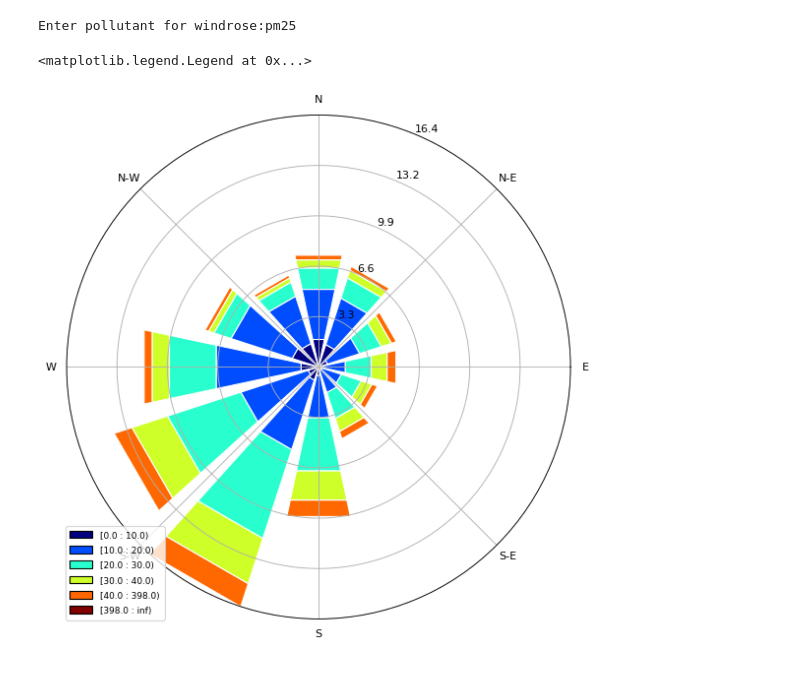
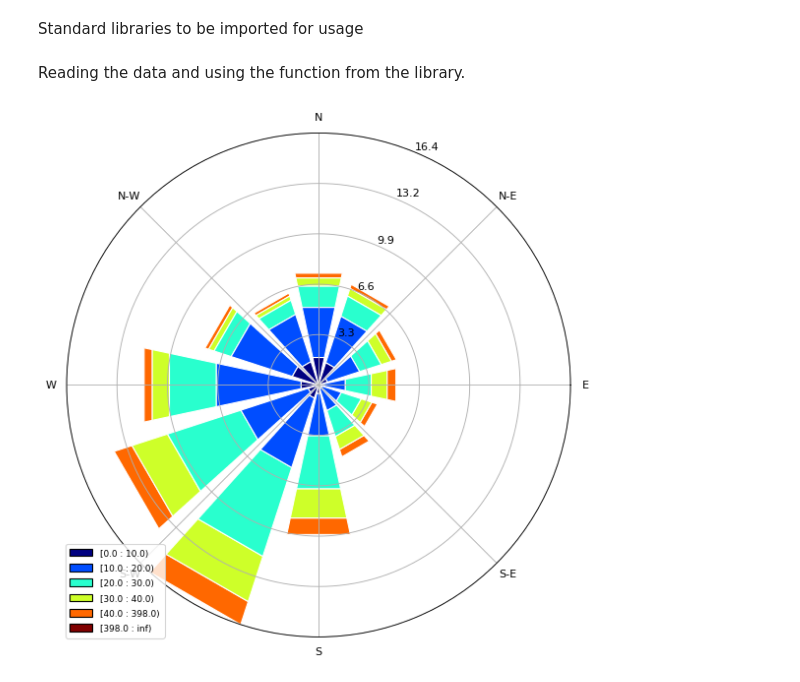
Before and after one commit to sustainability-lab/vayu, a Jupyter notebook: examples/windRose.ipynb, the cells around one changed output. Saved outputs shown, nothing was run; the diff lists cells and outputs as text; code cells hidden in the pictures.

```diff
--- a/examples/windRose.ipynb
+++ b/examples/windRose.ipynb
@@ -428,0 +10,2 @@ def histogram(direction, var, bins, nsector, normed=False, blowto=False):
+# %% [markdown]
+Standard libraries to be imported for usage
@@ -429,2 +17,7 @@ def histogram(direction, var, bins, nsector, normed=False, blowto=False):
+# %% [markdown]
+Reading the data and using the function from the library.
 # %%
-mydata = pd.read_csv("mydata.csv")
+df = pd.read_csv("mydata.csv")
+windRose(df, 'pm25')
+# %% [output]
+[figure, added]
@@ -439,20 +23,0 @@ pm25 = mydata.pm25
-# %%
-pollutant = input ("Enter pollutant for windrose:")
-if pollutant == "pm25":
-    pollutant = pm25
-elif pollutant == "pm10":
-    pollutant = pm10
-elif pollutant == "nox":
-    pollutant = nox
-elif pollutant == "no2":
-    pollutant = no2
-# %% [output]
-Enter pollutant for windrose:pm25
-# %%
-ax = WindroseAxes.from_ax()
-ax.bar(wd, pollutant, normed=True,opening=0.8, edgecolor='white', bins = [0,10,20,30,40,398], cmap = plt.cm.jet)
-mean_values = True
-ax.set_legend()
-# %% [output]
-<matplotlib.legend.Legend at 0x...>
-[figure, removed]
```
Also changed, not shown: parts of 6 cells of this notebook, 8 other files.
